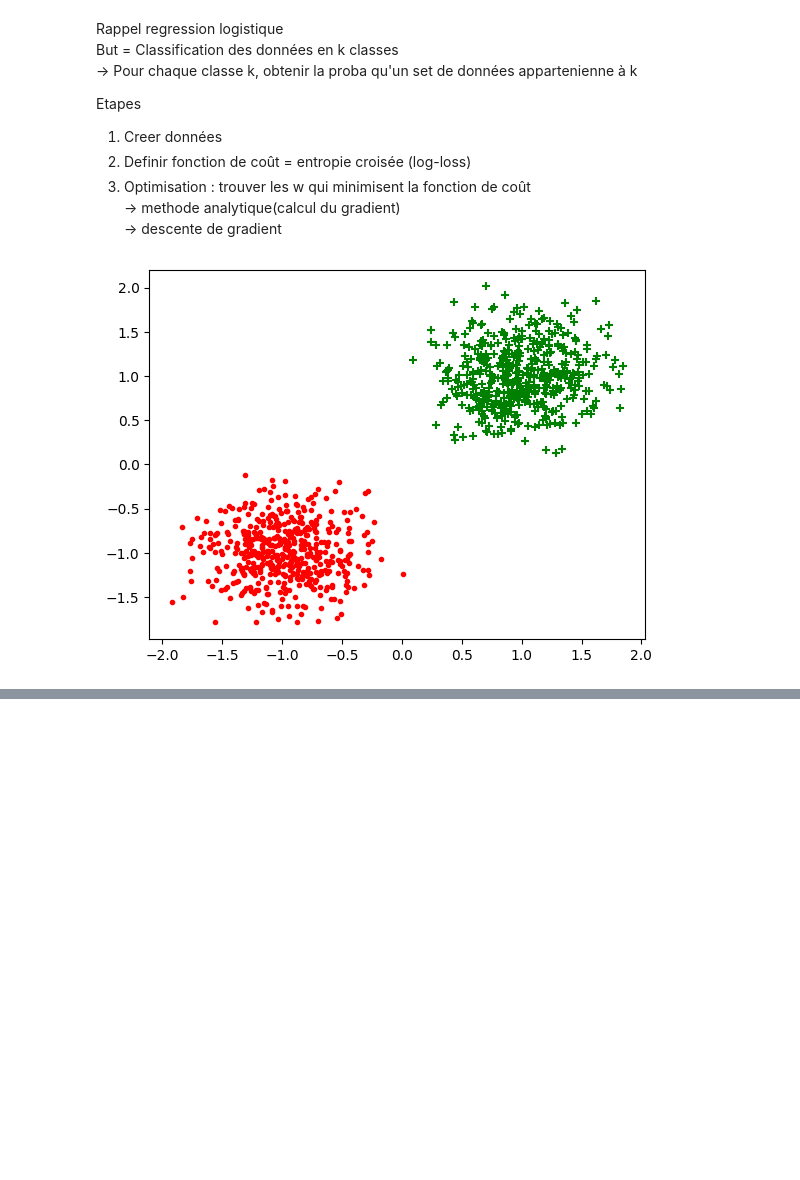
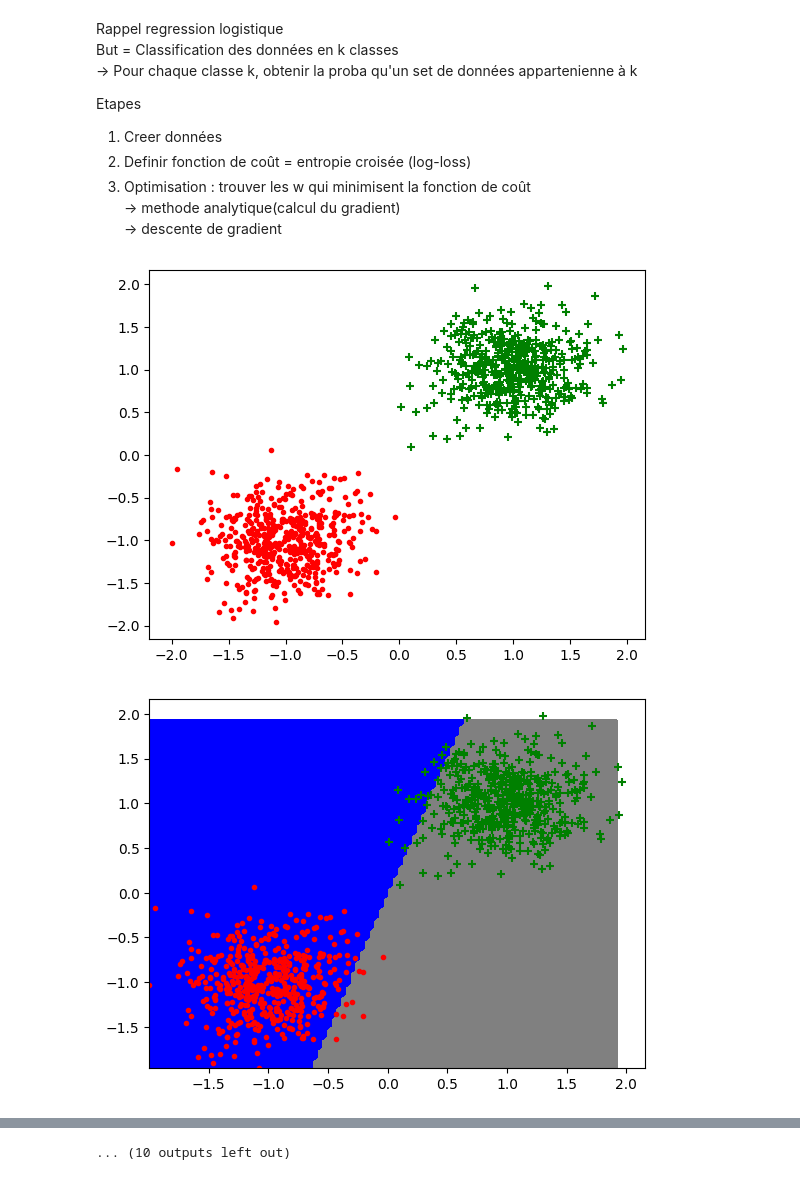
Before and after one commit to EliiseNicolas/M1_S2_BIM, a Jupyter notebook: MLL/tme02/src/tme2.ipynb, the cells around one changed output, grey strips where cells are left out. Drawn from its saved outputs; the diff is of its cells as text; code cells hidden in the pictures; blank space fills up the shorter version.

```diff
--- a/MLL/tme02/src/tme2.ipynb
+++ b/MLL/tme02/src/tme2.ipynb
@@ -71,7 +72,9 @@ def reglog_grad(W, X, Y):
     """
     # Compute derivative of -loglikelihood (cost function of logistic regression)
     grad = -Y*X/(1+np.exp(Y*X@W))
-    return grad # a tester
+    grad_mean = np.mean(grad, axis=0).reshape(-1, 1)
+
+    return grad_mean # a tester
 # %%
 def check_fonctions():
     ## On fixe la seed de l'aléatoire pour vérifier les fonctions
@@ -157,13 +179,43 @@ Etapes
 3) Optimisation : trouver les w qui minimisent la fonction de coût
 -> methode analytique(calcul du gradient)
 -> descente de gradient
-# %%
-# Creation d'un jeu de données
-datax, datay = gen_arti(epsilon=0.1)
-plot_data(datax,datay)
-w  = np.random.randn(datax.shape[1],1)
-
-# Discretisation de l'espace 2D en une grille
-grid, x_grid, y_grid = make_grid(xmin=-2, xmax=2, ymin=-2, ymax=2, step=100)
-# %% [output]
-[figure, removed]
+# %%
+def descente_gradient_reg_log(learning_rate:float=0.15, n_iter_max:int=50)->np.ndarray[float]:
+    # Creation d'un jeu de données
+    datax, datay = gen_arti(epsilon=0.1)
+    w  = np.random.randn(datax.shape[1],1) #X=(n,d), Y=(n, 1) W=(d, 1)
+    plot_data(datax,datay)
+    plt.show()
+
+    # Discretisation de l'espace 2D en une grille
+    grid, x_grid, y_grid = make_grid(xmin=-2, xmax=2, ymin=-2, ymax=2, step=100)
+
+    # Optimisation
+    for i in range(n_iter_max) :
+        # Calcul de la fonction de coût et affichage
+        # mse_calc = [mse(new_w.reshape(2,1),datax,datay).mean() for new_w in grid]
+        # plt.contourf(x_grid,y_grid,np.array(mse_calc).reshape(x_grid.shape),levels=20)
+        # plt.show()
+
+        # Gradient de cost function (MSE)
+        grad = reglog_grad(w, datax, datay) # grad (n, d)
+
+        # Mise à jour de w ?
+        new_w = w-learning_rate*grad
+        plot_frontiere(datax,lambda x : np.sign(x.dot(new_w)),step=100)
+        plot_data(datax,datay)
+        plt.show()
+
+        # Verification de convergence
+        if np.allclose(w, new_w, 1e-1) :
+            return new_w # Convergence
+        else :
+            w = new_w # Mise à jour
+
+
+    return new_w
+# %%
+descente_gradient_reg_log()
+# %% [output]
+[figure, added]
+[figure, added]
@@ -170,3 +232,4 @@ grid, x_grid, y_grid = make_grid(xmin=-2, xmax=2, ymin=-2, ymax=2, step=100)
+... (10 outputs left out)
 # %%
 if __name__=="__main__":
     ## Tirage d'un jeu de données aléatoire avec un bruit de 0.1
```
Also changed, not shown: parts of 5 cells of this notebook.
